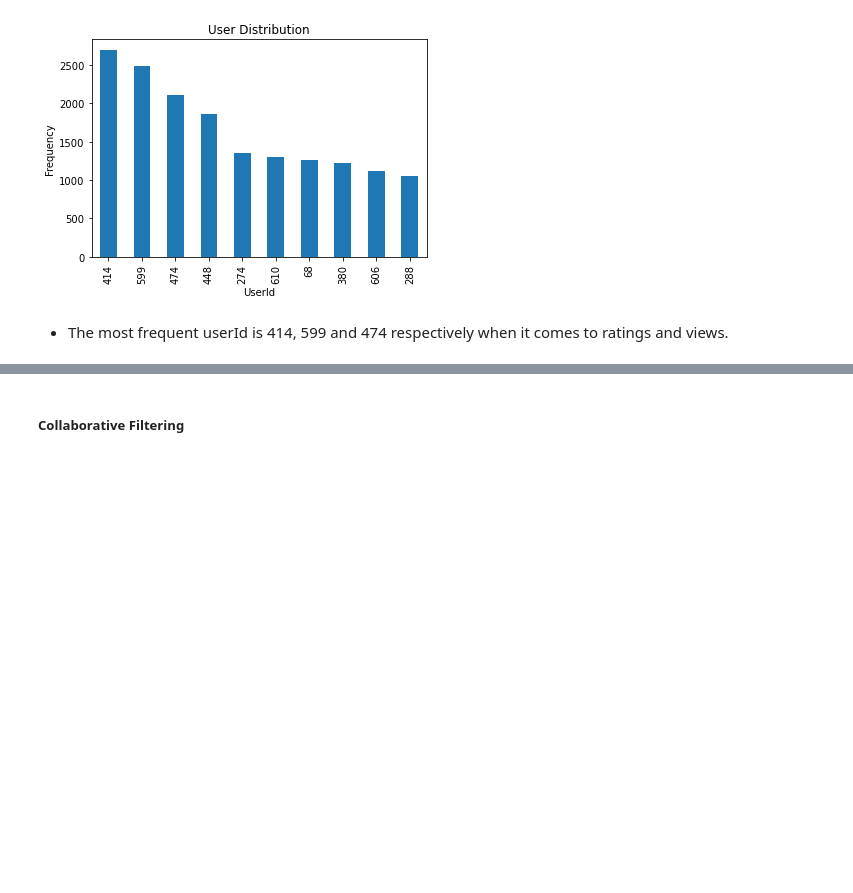
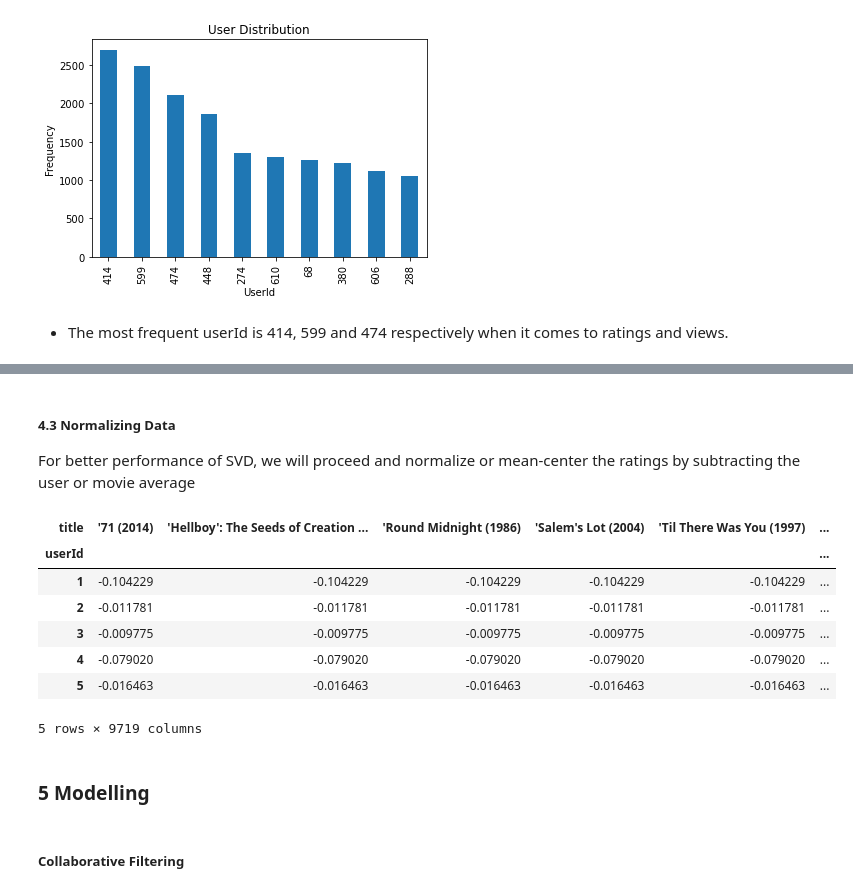
Before and after one commit to jgatharia/Movie_Recommender_System, a Jupyter notebook: Movie.ipynb, the cells around one changed output, grey strips where cells are left out. Cells and saved outputs as stored; diff of their text form; code cells hidden in the pictures; blank space fills up the shorter version.

Commit message:
Data Preprocessing

```diff
--- a/Movie.ipynb
+++ b/Movie.ipynb
@@ -276,3 +307,21 @@ plt.show()
+# %% [markdown]
+##### 4.3 Normalizing Data
+For better performance of SVD, we will proceed and normalize or mean-center the ratings by subtracting the user or movie average
+# %%
+user_ratings_mean = matrix_df.mean(axis=1)
+user_item_matrix_normalized = matrix_df.sub(user_ratings_mean, axis=0)
+user_item_matrix_normalized .head(5)
+# %% [output]
+| title | '71 (2014) | 'Hellboy': The Seeds of Creation ... | 'Round Midnight (1986) | 'Salem's Lot (2004) | 'Til There Was You (1997) | ... |
+| userId |  |  |  |  |  | ... |
+| 1 | -0.104229 | -0.104229 | -0.104229 | -0.104229 | -0.104229 | ... |
+| 2 | -0.011781 | -0.011781 | -0.011781 | -0.011781 | -0.011781 | ... |
+| 3 | -0.009775 | -0.009775 | -0.009775 | -0.009775 | -0.009775 | ... |
+| 4 | -0.079020 | -0.079020 | -0.079020 | -0.079020 | -0.079020 | ... |
+| 5 | -0.016463 | -0.016463 | -0.016463 | -0.016463 | -0.016463 | ... |
+5 rows × 9719 columns
+# %% [markdown]
+### 5 Modelling
 # %% [markdown]
 ##### Collaborative Filtering
 # %%
```
Also changed, not shown: parts of 9 cells of this notebook.
